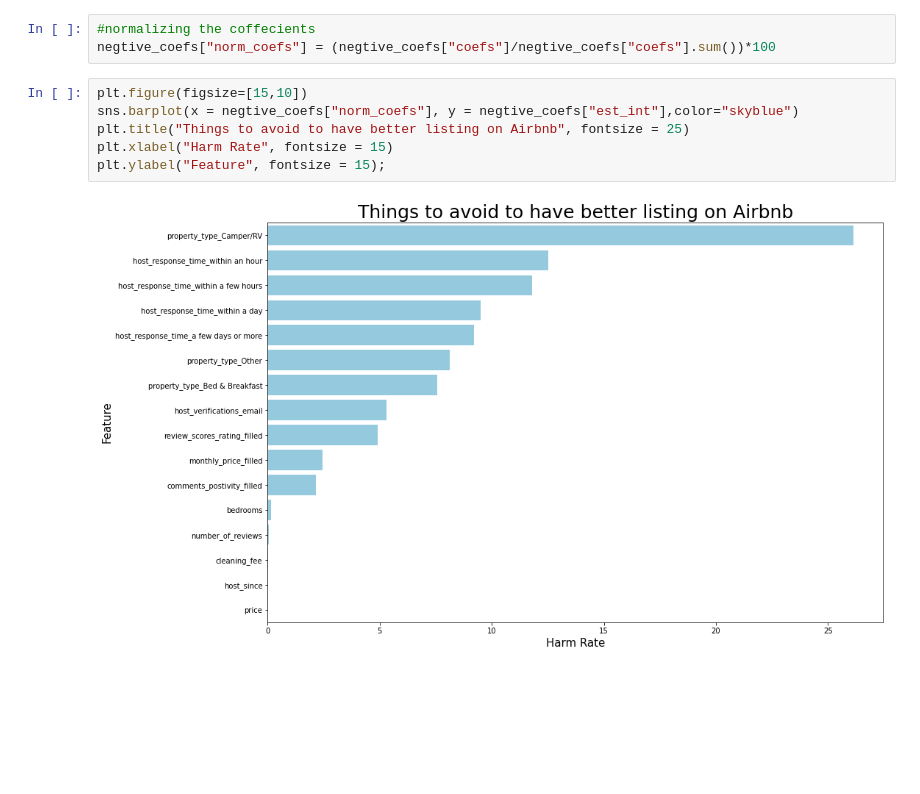
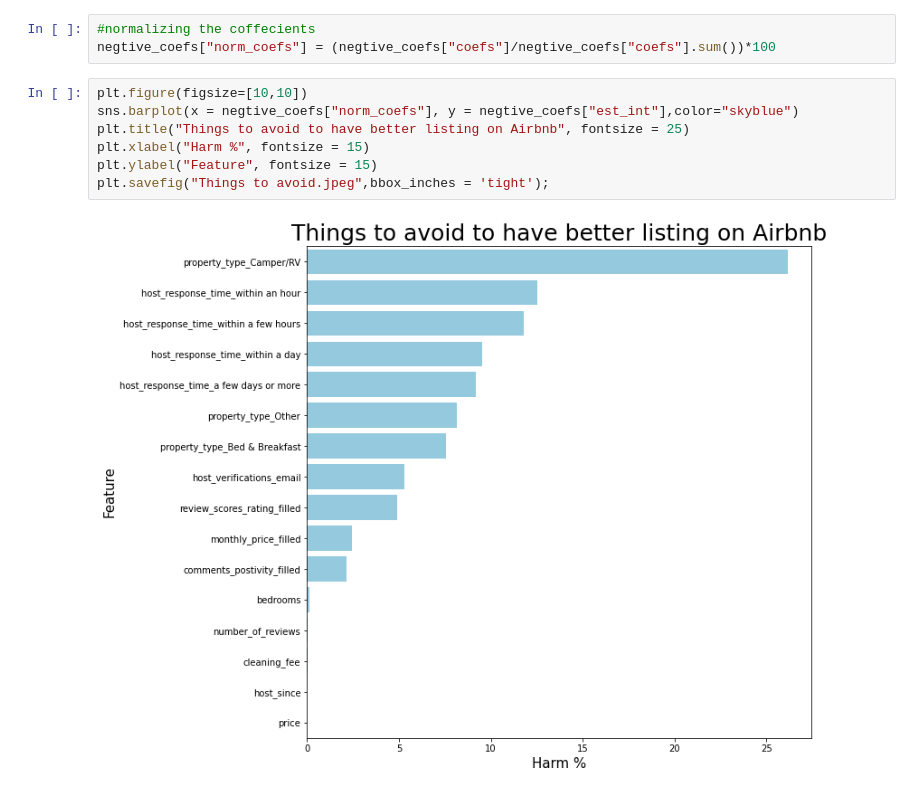
Before and after one commit to FMajdali/Airbnb_Boston, a Jupyter notebook: Airbnb_Boston.ipynb, the cells around one changed output. Cells and saved outputs as stored; diff of their text form; blank space fills up the shorter version.

```diff
--- a/Airbnb_Boston.ipynb
+++ b/Airbnb_Boston.ipynb
@@ -531,10 +533,11 @@ negtive_coefs = coefs_df[coefs_df["coefs"] < 0].copy()
 #normalizing the coffecients
 negtive_coefs["norm_coefs"] = (negtive_coefs["coefs"]/negtive_coefs["coefs"].sum())*100
 # %%
-plt.figure(figsize=[15,10])
+plt.figure(figsize=[10,10])
 sns.barplot(x = negtive_coefs["norm_coefs"], y = negtive_coefs["est_int"],color="skyblue")
 plt.title("Things to avoid to have better listing on Airbnb", fontsize = 25)
-plt.xlabel("Harm Rate", fontsize = 15)
-plt.ylabel("Feature", fontsize = 15);
+plt.xlabel("Harm %", fontsize = 15)
+plt.ylabel("Feature", fontsize = 15)
+plt.savefig("Things to avoid.jpeg",bbox_inches = 'tight');
 # %% [output]
-[figure, old version]
+[figure, new version]
```
Also changed, not shown: parts of 2 cells of this notebook.
